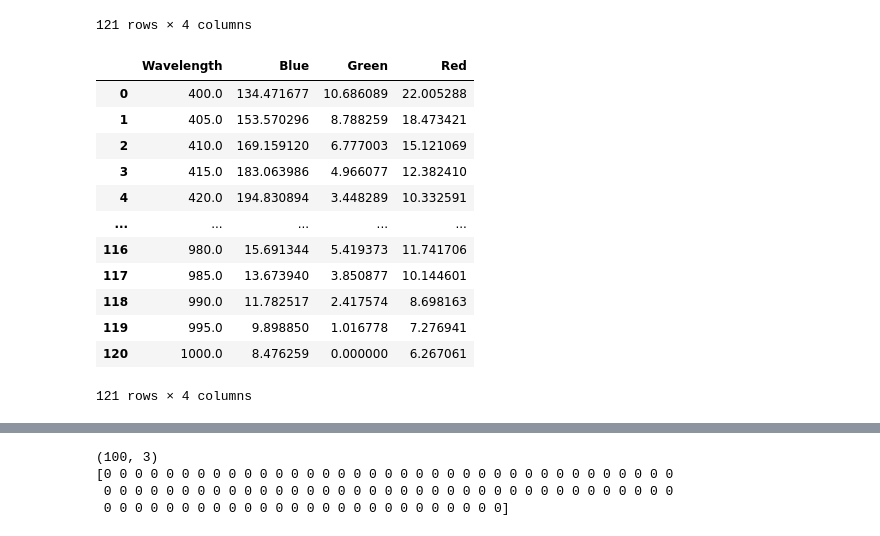
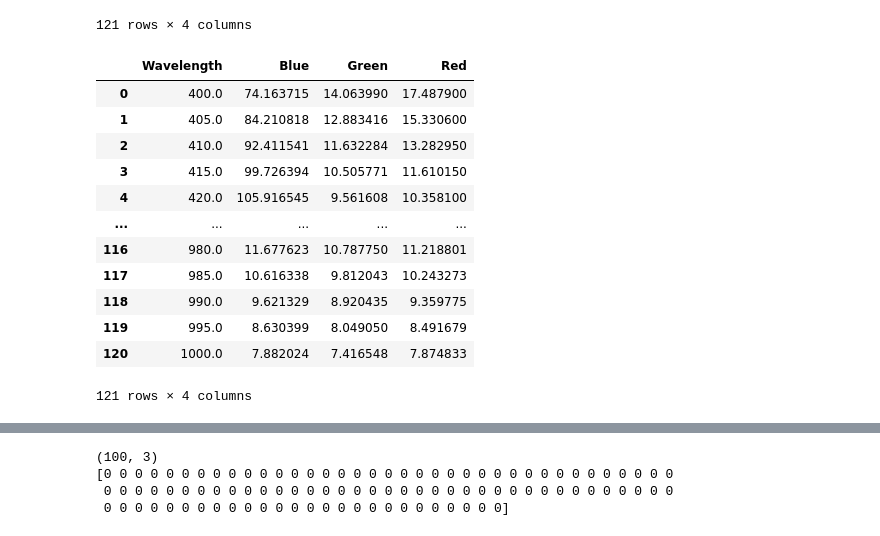
Before and after one commit to fenning-research-group/PASCAL_TrainView, a Jupyter notebook: analysis_experiments/rgb_wavelength.ipynb, the cells around one changed output, grey strips where cells are left out. Drawn from its saved outputs; the diff is of its cells as text; code cells hidden in the pictures.

```diff
--- a/analysis_experiments/rgb_wavelength.ipynb
+++ b/analysis_experiments/rgb_wavelength.ipynb
@@ -29,31 +29,31 @@ qe_df
 | 120 | 1000.0 | 3.09099 | 2.90845 | 3.08817 |
 121 rows × 4 columns
 # %%
-# normalize the RGB columns by their individual min and max QE
-# ie min blue QE = 0, max blue QE = 255
+# convert QE percents to RGB
+# a 100% QE = 255 channel
 
 rgb_table = pd.DataFrame()
 rgb_table['Wavelength'] = qe_df['Wavelength (nm)']
 
 for c in ['Blue', 'Green', 'Red']:
     qe_min = qe_df[c].min()
     qe_max = qe_df[c].max()
 
-    x = (qe_df[c] - qe_min)/(qe_max - qe_min) * 255
+    x = (qe_df[c]/100) * 255
     rgb_table[c] = x
 
 rgb_table
 # %% [output]
 |  | Wavelength | Blue | Green | Red |
-| 0 | 400.0 | 134.471677 | 10.686089 | 22.005288 |
-| 1 | 405.0 | 153.570296 | 8.788259 | 18.473421 |
-| 2 | 410.0 | 169.159120 | 6.777003 | 15.121069 |
-| 3 | 415.0 | 183.063986 | 4.966077 | 12.382410 |
-| 4 | 420.0 | 194.830894 | 3.448289 | 10.332591 |
+| 0 | 400.0 | 74.163715 | 14.063990 | 17.487900 |
+| 1 | 405.0 | 84.210818 | 12.883416 | 15.330600 |
+| 2 | 410.0 | 92.411541 | 11.632284 | 13.282950 |
+| 3 | 415.0 | 99.726394 | 10.505771 | 11.610150 |
+| 4 | 420.0 | 105.916545 | 9.561608 | 10.358100 |
 | ... | ... | ... | ... | ... |
-| 116 | 980.0 | 15.691344 | 5.419373 | 11.741706 |
-| 117 | 985.0 | 13.673940 | 3.850877 | 10.144601 |
-| 118 | 990.0 | 11.782517 | 2.417574 | 8.698163 |
-| 119 | 995.0 | 9.898850 | 1.016778 | 7.276941 |
-| 120 | 1000.0 | 8.476259 | 0.000000 | 6.267061 |
+| 116 | 980.0 | 11.677623 | 10.787750 | 11.218801 |
+| 117 | 985.0 | 10.616338 | 9.812043 | 10.243273 |
+| 118 | 990.0 | 9.621329 | 8.920435 | 9.359775 |
+| 119 | 995.0 | 8.630399 | 8.049050 | 8.491679 |
+| 120 | 1000.0 | 7.882024 | 7.416548 | 7.874833 |
 121 rows × 4 columns
```
Also changed, not shown: parts of 7 cells of this notebook.
